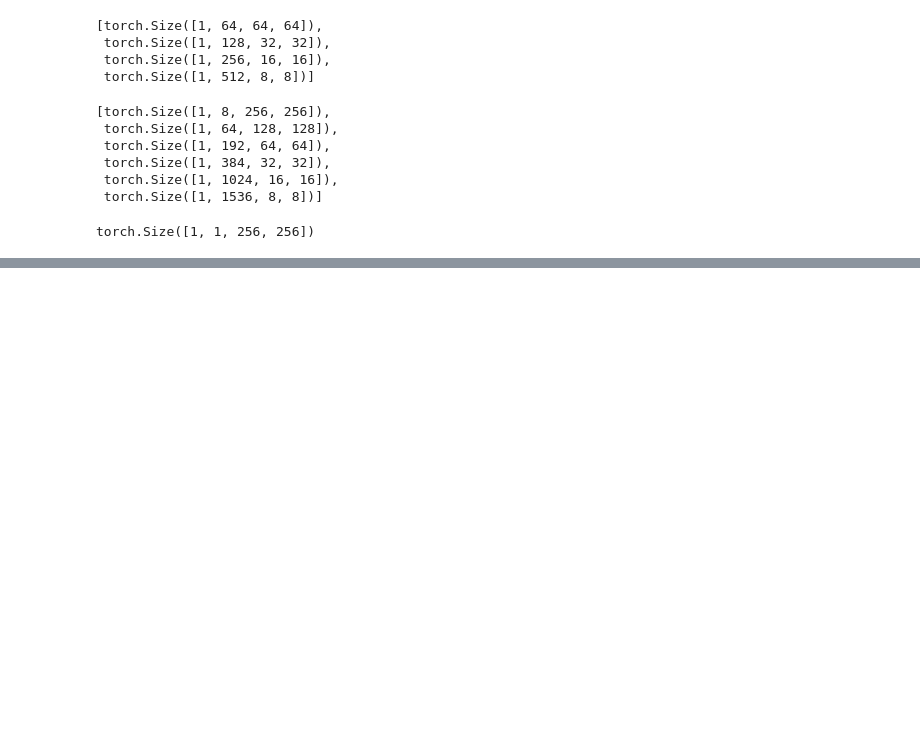
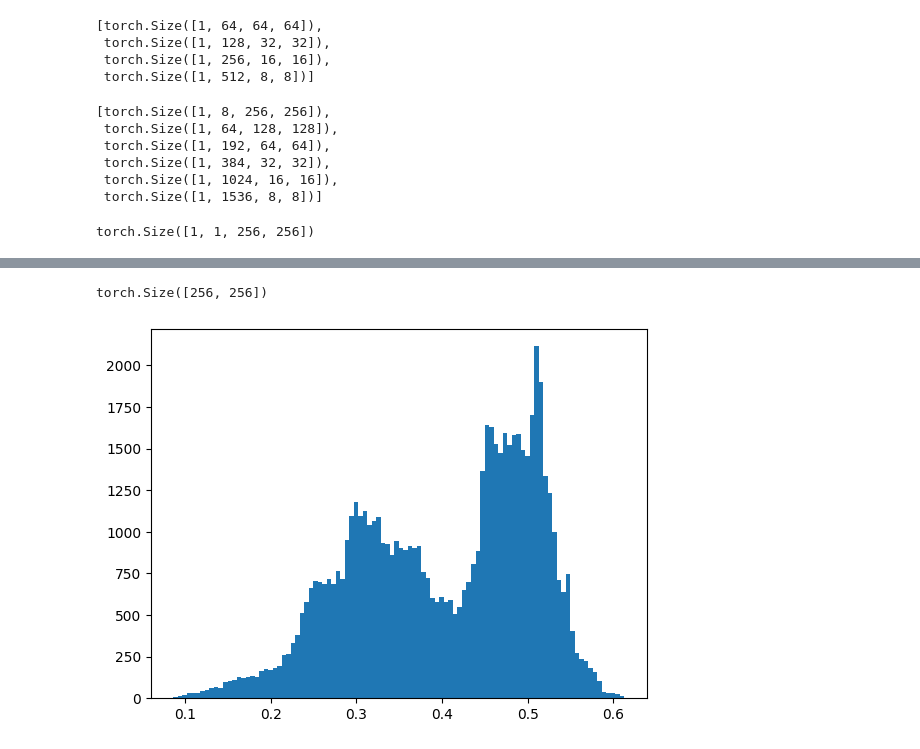
Before and after one commit to viktorcikojevic/vesuvius-challenge, a Jupyter notebook: notebooks/debug.ipynb, the cells around one changed output, grey strips where cells are left out. Drawn from its saved outputs; the diff is of its cells as text; code cells hidden in the pictures; blank space fills up the shorter version.

```diff
--- a/notebooks/debug.ipynb
+++ b/notebooks/debug.ipynb
@@ -379,0 +512,11 @@ torch.Size([1, 1, 256, 256])
+# %%
+import sys
+from kaggle_vesuvius.dataloaders import VesuviusDataset
+
+train_dataset = VesuviusDataset(mode='train',
+                                          data_dir='/home/viktor/Documents/kaggle/vesuvius-challenge/data/kaggle-data/train',
+                                          crop_size=256,
+                                          eval_on=1,
+                                          z_start=8,
+                                          z_end=16,
+                                          )
@@ -379,0 +532,18 @@ torch.Size([1, 1, 256, 256])
+# %%
+import kaggle_vesuvius.models.resnet_3d as resnet_3d
+model = resnet_3d.Resnet3DSegModel(resnet_depth=18)
+# %%
+import torch
+
+x, y = train_dataset[0]
+x = x.unsqueeze(0)
+y_pred = torch.sigmoid(model(x))
+y_pred.shape
+# %% [output]
+torch.Size([256, 256])
+# %%
+import matplotlib.pyplot as plt
+
+plt.hist(y_pred.flatten().cpu().detach().numpy(), bins=100);
+# %% [output]
+[figure, added]
```
Also changed, not shown: parts of 16 cells of this notebook, 12 other files.
